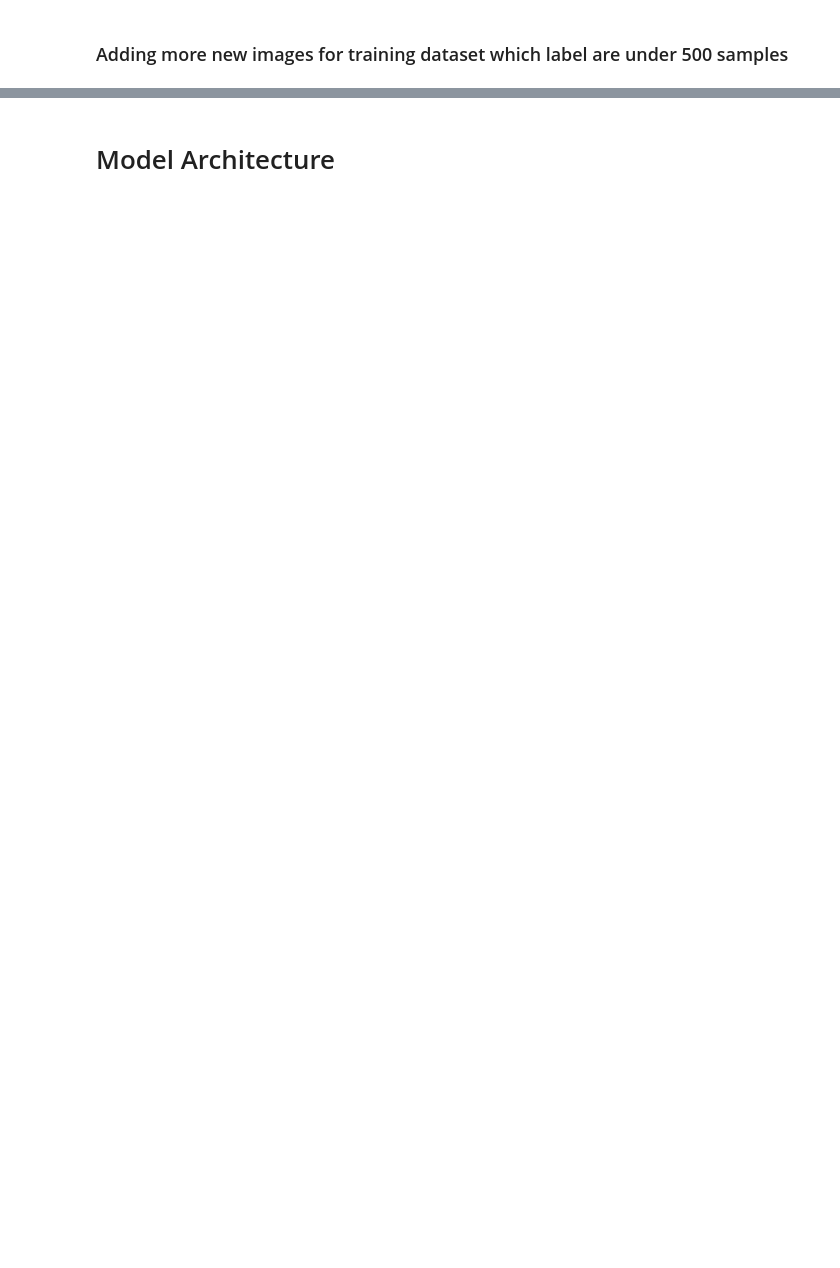
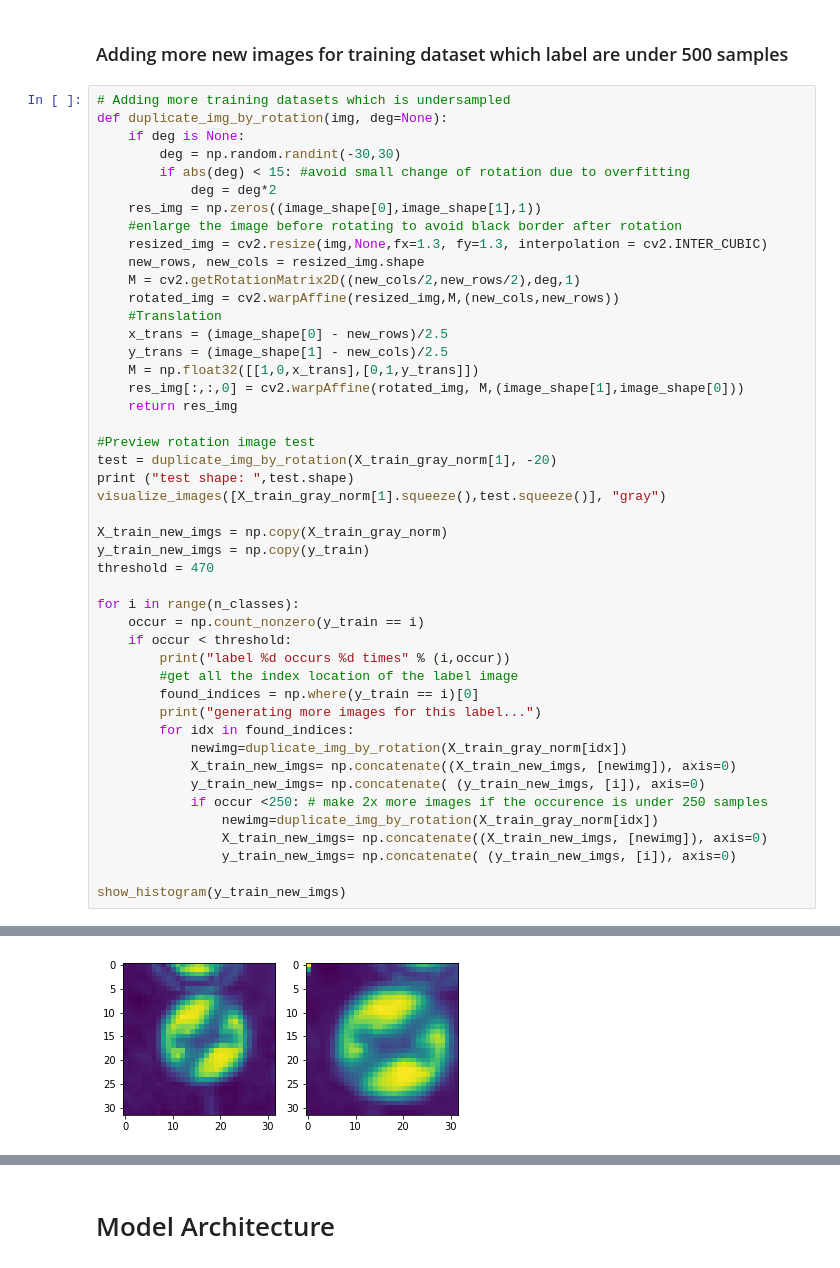
Before and after one commit to ywiyogo/CarND-Traffic-Sign-Classifier-Project, a Jupyter notebook: Traffic_Sign_Classifier.ipynb, the cells around one changed output, grey strips where cells are left out. Drawn from its saved outputs; the diff is of its cells as text; blank space fills up the shorter version.

```diff
--- a/Traffic_Sign_Classifier.ipynb
+++ b/Traffic_Sign_Classifier.ipynb
@@ -286,2 +226,49 @@ label 6 occurs 360 times
 # %% [markdown]
 ### Adding more new images for training dataset which label are under 500 samples
+# %%
+# Adding more training datasets which is undersampled
+def duplicate_img_by_rotation(img, deg=None):
+    if deg is None:
+        deg = np.random.randint(-30,30)
+        if abs(deg) < 15: #avoid small change of rotation due to overfitting
+            deg = deg*2
+    res_img = np.zeros((image_shape[0],image_shape[1],1))
+    #enlarge the image before rotating to avoid black border after rotation
+    resized_img = cv2.resize(img,None,fx=1.3, fy=1.3, interpolation = cv2.INTER_CUBIC)
+    new_rows, new_cols = resized_img.shape
+    M = cv2.getRotationMatrix2D((new_cols/2,new_rows/2),deg,1)
+    rotated_img = cv2.warpAffine(resized_img,M,(new_cols,new_rows))
+    #Translation
+    x_trans = (image_shape[0] - new_rows)/2.5
+    y_trans = (image_shape[1] - new_cols)/2.5
+    M = np.float32([[1,0,x_trans],[0,1,y_trans]])
+    res_img[:,:,0] = cv2.warpAffine(rotated_img, M,(image_shape[1],image_shape[0]))
+    return res_img
+
+#Preview rotation image test
+test = duplicate_img_by_rotation(X_train_gray_norm[1], -20)
+print ("test shape: ",test.shape)
+visualize_images([X_train_gray_norm[1].squeeze(),test.squeeze()], "gray")
+
+X_train_new_imgs = np.copy(X_train_gray_norm)
+y_train_new_imgs = np.copy(y_train)
+threshold = 470
+
+for i in range(n_classes):
+    occur = np.count_nonzero(y_train == i)
+    if occur < threshold:
+        print("label %d occurs %d times" % (i,occur))
+        #get all the index location of the label image
+        found_indices = np.where(y_train == i)[0]
+        print("generating more images for this label...")
+        for idx in found_indices:
+            newimg=duplicate_img_by_rotation(X_train_gray_norm[idx])
+            X_train_new_imgs= np.concatenate((X_train_new_imgs, [newimg]), axis=0)
+            y_train_new_imgs= np.concatenate( (y_train_new_imgs, [i]), axis=0)
+            if occur <250: # make 2x more images if the occurence is under 250 samples
+                newimg=duplicate_img_by_rotation(X_train_gray_norm[idx])
+                X_train_new_imgs= np.concatenate((X_train_new_imgs, [newimg]), axis=0)
+                y_train_new_imgs= np.concatenate( (y_train_new_imgs, [i]), axis=0)
+
+show_histogram(y_train_new_imgs)
+# %% [output]
@@ -287,0 +292 @@ label 6 occurs 360 times
+[figure, added]
```
Also changed, not shown: parts of 15 cells of this notebook, 2 other files.
